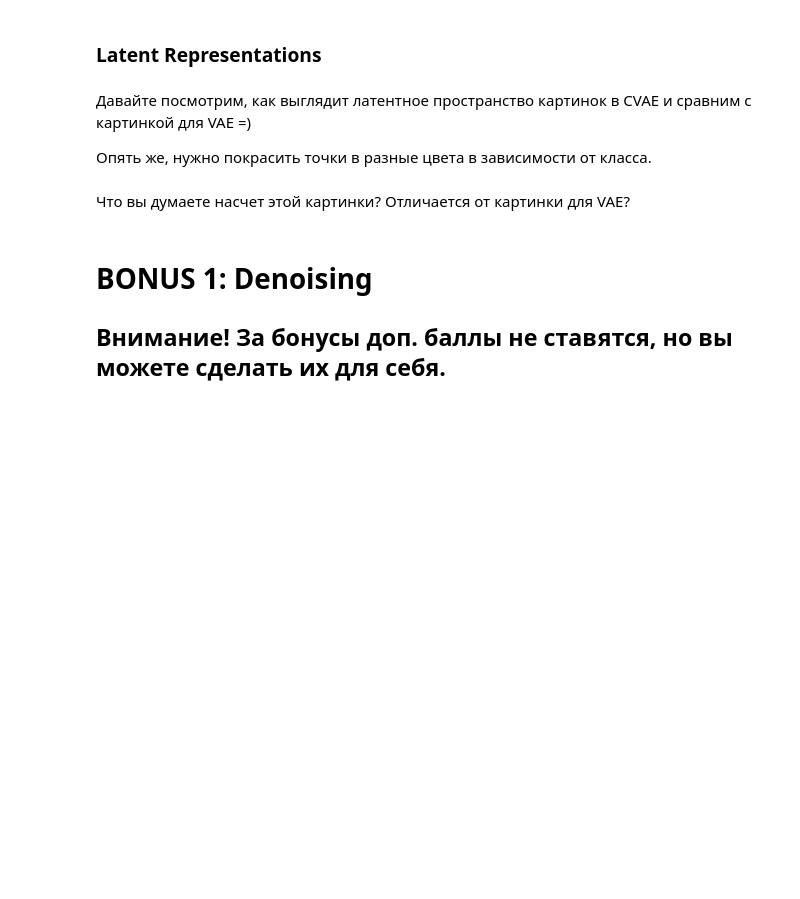
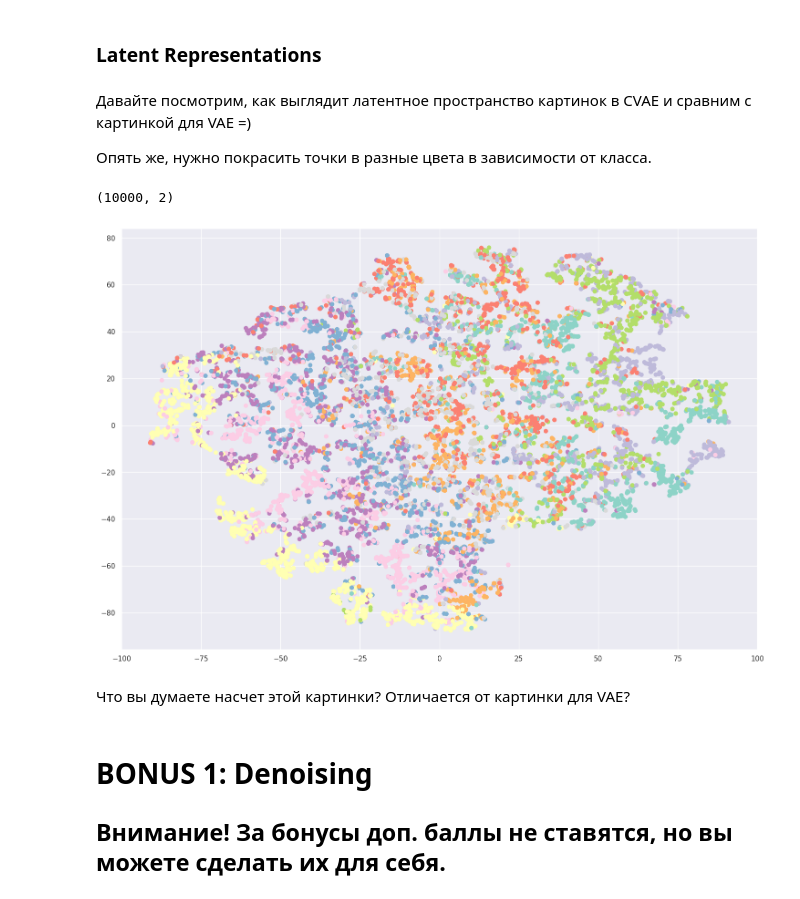
Before and after one commit to Chertushkin/mipt-dl, a Jupyter notebook: week4/[hw]autoencoders.ipynb, the cells around one changed output. Cells and saved outputs as stored; diff of their text form; code cells hidden in the pictures; blank space fills up the shorter version.

```diff
--- a/week4/[hw]autoencoders.ipynb
+++ b/week4/[hw]autoencoders.ipynb
@@ -1009,3 +1011,40 @@ Splendid! Вы великолепны!
+# %%
+def get_latents_and_y(autoencoder, test_loader):
+    autoencoder.eval()
+    latents = []
+    colors = []
+    with torch.no_grad():
+        for batch, y in test_loader:
+            batch = batch.to(device)
+            y = y.to(device)
+            latent_vectors = autoencoder.get_latent_vector(batch, y)
+            latents.append(latent_vectors.detach().cpu().numpy())
+            colors.append(y.detach().cpu().numpy())
+    latents = np.vstack(latents)
+    colors = np.hstack(colors)
+    return latents, colors
+
+def get_tsne(latents):
+    tsne = TSNE()
+    new_dim = tsne.fit_transform(latents)
+    return new_dim
+
+def tsne_color(new_dim, y_labels):
+    plt.figure(figsize=(18, 12))
+    rgb_values = sns.color_palette("Set3", 10)
+    colors = [rgb_values[y_l] for y_l in y_labels]
+    plt.scatter([x[0] for x in new_dim], [x[1] for x in new_dim], c=colors)
+    plt.show()
+# %%
+latents, colors = get_latents_and_y(autoencoder, test_loader)
+new_dim = get_tsne(latents)
+new_dim.shape
+# %% [output]
+(10000, 2)
+# %%
+tsne_color(new_dim, colors)
+# %% [output]
+[figure, added]
 # %% [markdown]
 Что вы думаете насчет этой картинки? Отличается от картинки для VAE?
 # %% [markdown]
```
Also changed, not shown: parts of 27 cells of this notebook.
